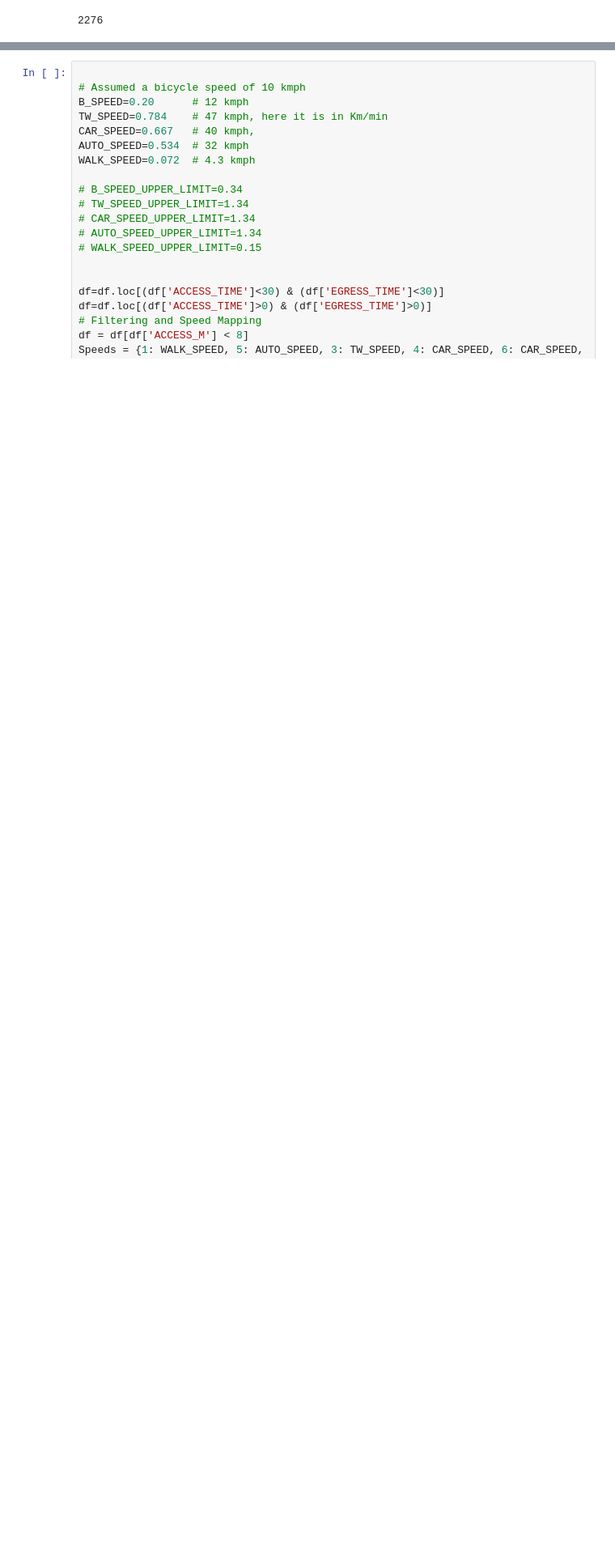
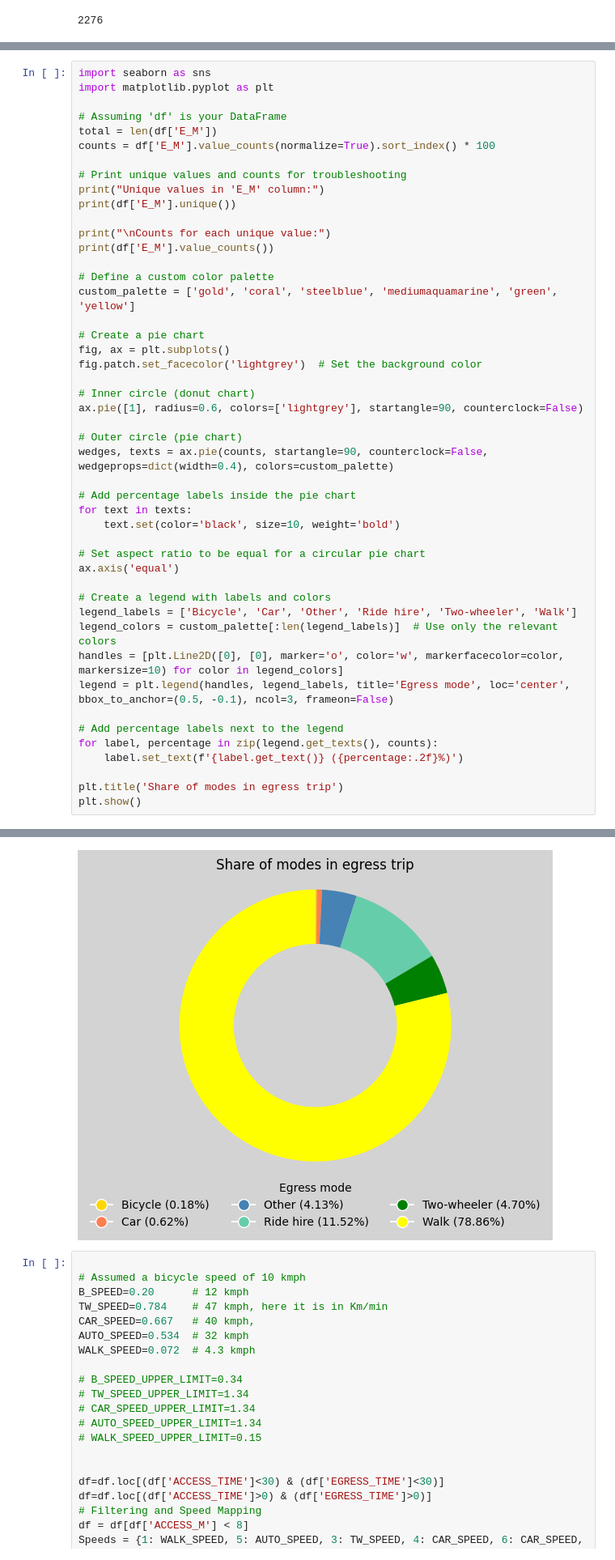
Before and after one commit to Gavaskar24/Metro, a Jupyter notebook: EDA.ipynb, the cells around one changed output, grey strips where cells are left out. Shown at 81% size. Cells and saved outputs as stored; diff of their text form; blank space fills up the shorter version.

```diff
--- a/EDA.ipynb
+++ b/EDA.ipynb
@@ -502,0 +367,48 @@ data.shape[0]
+# %%
+import seaborn as sns
+import matplotlib.pyplot as plt
+
+# Assuming 'df' is your DataFrame
+total = len(df['E_M'])
+counts = df['E_M'].value_counts(normalize=True).sort_index() * 100
+
+# Print unique values and counts for troubleshooting
+print("Unique values in 'E_M' column:")
+print(df['E_M'].unique())
+
+print("\nCounts for each unique value:")
+print(df['E_M'].value_counts())
+
+# Define a custom color palette
+custom_palette = ['gold', 'coral', 'steelblue', 'mediumaquamarine', 'green', 'yellow']
+
+# Create a pie chart
+fig, ax = plt.subplots()
+fig.patch.set_facecolor('lightgrey')  # Set the background color
+
+# Inner circle (donut chart)
+ax.pie([1], radius=0.6, colors=['lightgrey'], startangle=90, counterclock=False)
+
+# Outer circle (pie chart)
+wedges, texts = ax.pie(counts, startangle=90, counterclock=False, wedgeprops=dict(width=0.4), colors=custom_palette)
+
+# Add percentage labels inside the pie chart
+for text in texts:
+    text.set(color='black', size=10, weight='bold')
+
+# Set aspect ratio to be equal for a circular pie chart
+ax.axis('equal')
+
+# Create a legend with labels and colors
+legend_labels = ['Bicycle', 'Car', 'Other', 'Ride hire', 'Two-wheeler', 'Walk']
+legend_colors = custom_palette[:len(legend_labels)]  # Use only the relevant colors
+handles = [plt.Line2D([0], [0], marker='o', color='w', markerfacecolor=color, markersize=10) for color in legend_colors]
+legend = plt.legend(handles, legend_labels, title='Egress mode', loc='center', bbox_to_anchor=(0.5, -0.1), ncol=3, frameon=False)
+
+# Add percentage labels next to the legend
+for label, percentage in zip(legend.get_texts(), counts):
+    label.set_text(f'{label.get_text()} ({percentage:.2f}%)')
+
+plt.title('Share of modes in egress trip')
+plt.show()
+# %% [output]
@@ -503,3 +426,4 @@ data.shape[0]
+[figure, added]
 # %%
 
 # Assumed a bicycle speed of 10 kmph
```
Also changed, not shown: parts of 18 cells of this notebook, 3 other files.
